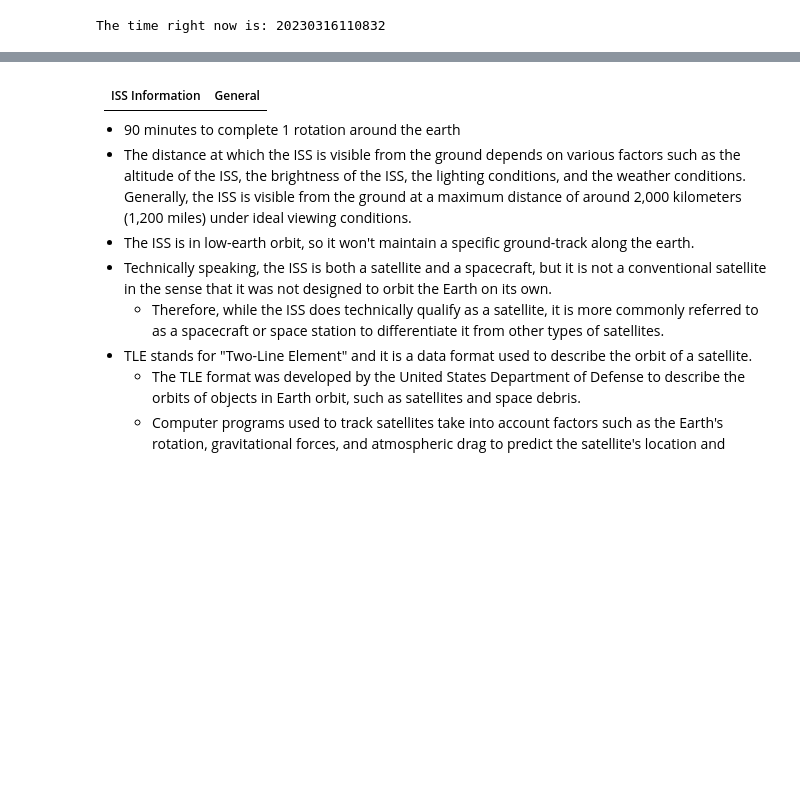
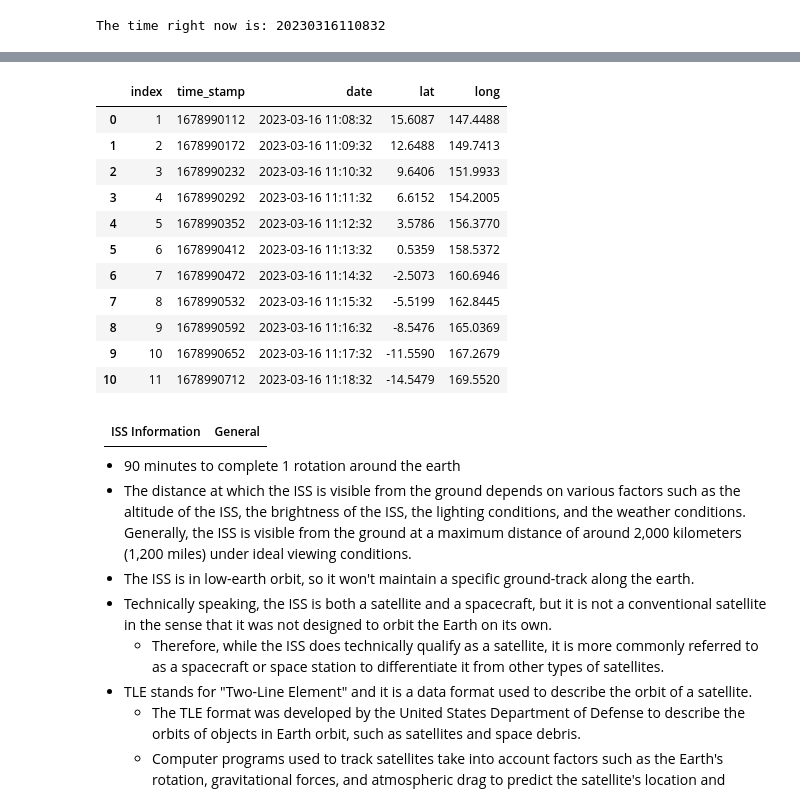
Before and after one commit to sudz4/space-station, a Jupyter notebook: main3.ipynb, the cells around one changed output, grey strips where cells are left out. Drawn from its saved outputs; the diff is of its cells as text; code cells hidden in the pictures; blank space fills up the shorter version.

```diff
--- a/main3.ipynb
+++ b/main3.ipynb
@@ -176,0 +223,17 @@ iss_flight_record.shape(iss_flight_record_file)
+# %%
+"""
+Convert thetimestamp to a datetime object using the datetime library,
+to determine the exact date and time that it corresponds to
+"""
+date_time = [datetime.fromtimestamp(dt) for dt in iss_flight_record['time_stamp']]
+
+# date_time
+
+# pass date_time back to the original df as a new feature called 'date'
+iss_flight_record['date'] = date_time
+
+# add a plot size from oldest to newest
+iss_flight_record['index'] = range(1,len(iss_flight_record)+1)
+
+# look at the df
+iss_flight_record.head()
@@ -177,3 +247,22 @@ iss_flight_record.shape(iss_flight_record_file)
+# %%
+# reorder the df columns
+iss_fr_df_cols = ['index','time_stamp','date','lat','long']
+iss_fr_df = iss_flight_record.reindex(columns=iss_fr_df_cols)
+
+iss_fr_df
+# %% [output]
+|  | index | time_stamp | date | lat | long |
+| 0 | 1 | 1678990112 | 2023-03-16 11:08:32 | 15.6087 | 147.4488 |
+| 1 | 2 | 1678990172 | 2023-03-16 11:09:32 | 12.6488 | 149.7413 |
+| 2 | 3 | 1678990232 | 2023-03-16 11:10:32 | 9.6406 | 151.9933 |
+| 3 | 4 | 1678990292 | 2023-03-16 11:11:32 | 6.6152 | 154.2005 |
+| 4 | 5 | 1678990352 | 2023-03-16 11:12:32 | 3.5786 | 156.3770 |
+| 5 | 6 | 1678990412 | 2023-03-16 11:13:32 | 0.5359 | 158.5372 |
+| 6 | 7 | 1678990472 | 2023-03-16 11:14:32 | -2.5073 | 160.6946 |
+| 7 | 8 | 1678990532 | 2023-03-16 11:15:32 | -5.5199 | 162.8445 |
+| 8 | 9 | 1678990592 | 2023-03-16 11:16:32 | -8.5476 | 165.0369 |
+| 9 | 10 | 1678990652 | 2023-03-16 11:17:32 | -11.5590 | 167.2679 |
+| 10 | 11 | 1678990712 | 2023-03-16 11:18:32 | -14.5479 | 169.5520 |
 # %% [markdown]
 | ISS Information | General |
 | ----------- | ----------- |
```
Also changed, not shown: parts of 6 cells of this notebook.
